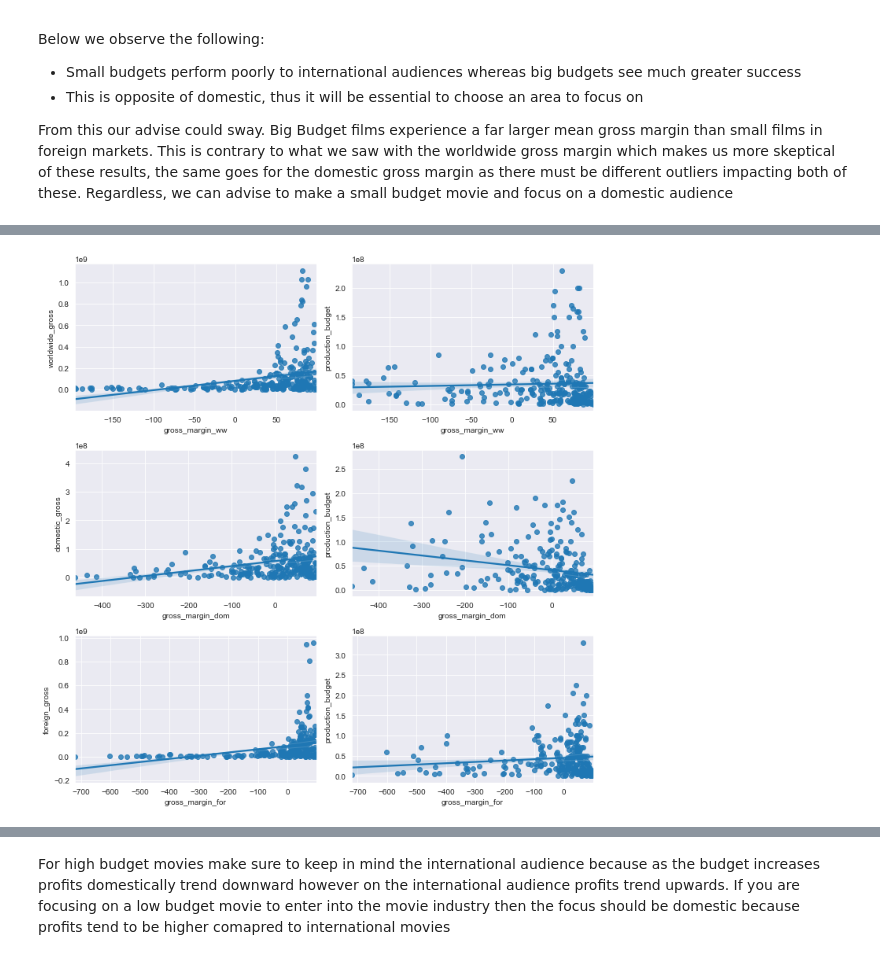
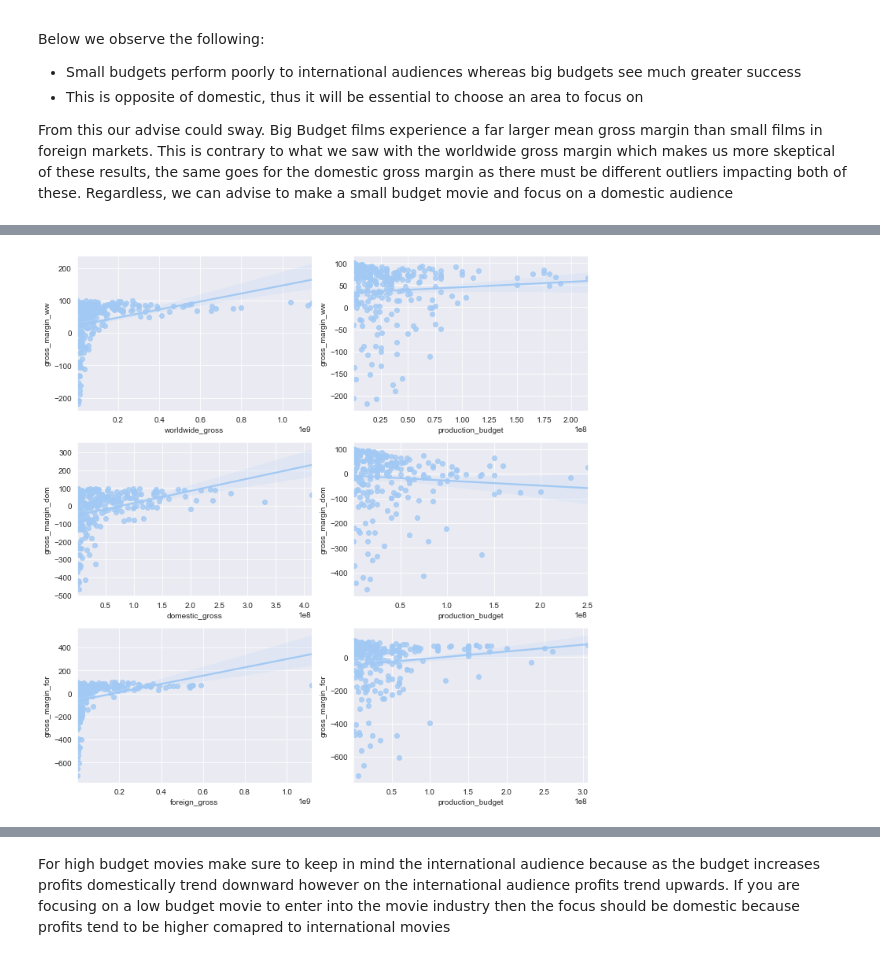
Before and after one commit to masonbatch/dsc-capstone, a Jupyter notebook: student.ipynb, the cells around one changed output, grey strips where cells are left out. Saved outputs shown, nothing was run; the diff lists cells and outputs as text; code cells hidden in the pictures.

```diff
--- a/student.ipynb
+++ b/student.ipynb
@@ -18,4 +18,5 @@ import zipfile
 import math
 import os
 
+sns.set_palette("pastel")
 %matplotlib inline
@@ -420,9 +447,11 @@ movie_budgets['month_index'] = months
 # %%
 def budget_size(val):
     ''' This function takes in a budget int value and returns a category'''
-    if val < 5000000:
+    small_num = 10000000
+    large_num = 50000000
+    if val < small_num:
         return 1
-    elif val < 100000000:
+    elif val < large_num:
         return 2
     else:
         return 3
@@ -802,20 +855,20 @@ sample_for = filtered_for_copy.sample(n=250) # .loc[budgets_for['gross_margin_fo
 # %%
 # This plot is visualizing the WORLDWIDE profit margin calculated using worldwide gross
 sns.set_style("darkgrid")
 
 fig, ax = plt.subplots(figsize=(10,10), ncols = 2, nrows = 3)
-sns.regplot(data = sample_ww, x = "gross_margin_ww" , y = "worldwide_gross", ax=ax[0,0]);
-sns.regplot(data = sample_ww, x = "gross_margin_ww" , y = "production_budget", ax=ax[0,1]);
+sns.regplot(data = sample_ww, x = "worldwide_gross" , y = "gross_margin_ww", ax=ax[0,0]);
+sns.regplot(data = sample_ww, x = "production_budget" , y = "gross_margin_ww", ax=ax[0,1]);
 
-sns.regplot(data = sample_dom, x = "gross_margin_dom" , y = "domestic_gross", ax=ax[1,0]);
-sns.regplot(data = sample_dom, x = "gross_margin_dom" , y = "production_budget", ax=ax[1,1]);
+sns.regplot(data = sample_dom, x = "domestic_gross" , y = "gross_margin_dom", ax=ax[1,0]);
+sns.regplot(data = sample_dom, x = "production_budget" , y = "gross_margin_dom", ax=ax[1,1]);
 
-sns.regplot(data = sample_for, x = "gross_margin_for" , y = "foreign_gross", ax=ax[2,0]);
-sns.regplot(data = sample_for, x = "gross_margin_for" , y = "production_budget", ax=ax[2,1]);
+sns.regplot(data = sample_for, x = "foreign_gross" , y = "gross_margin_for", ax=ax[2,0]);
+sns.regplot(data = sample_for, x = "production_budget" , y = "gross_margin_for", ax=ax[2,1]);
 
 #ax1.set_title("Worldwide gross and profit margin (billion)")
 #ax2.set_title("Production Budget and profit margin (hundred millions)")
 plt.tight_layout();
 # %% [output]
-[figure, old version]
+[figure, new version]
 # %%
```
Also changed, not shown: parts of 41 cells of this notebook, 2 other files.
